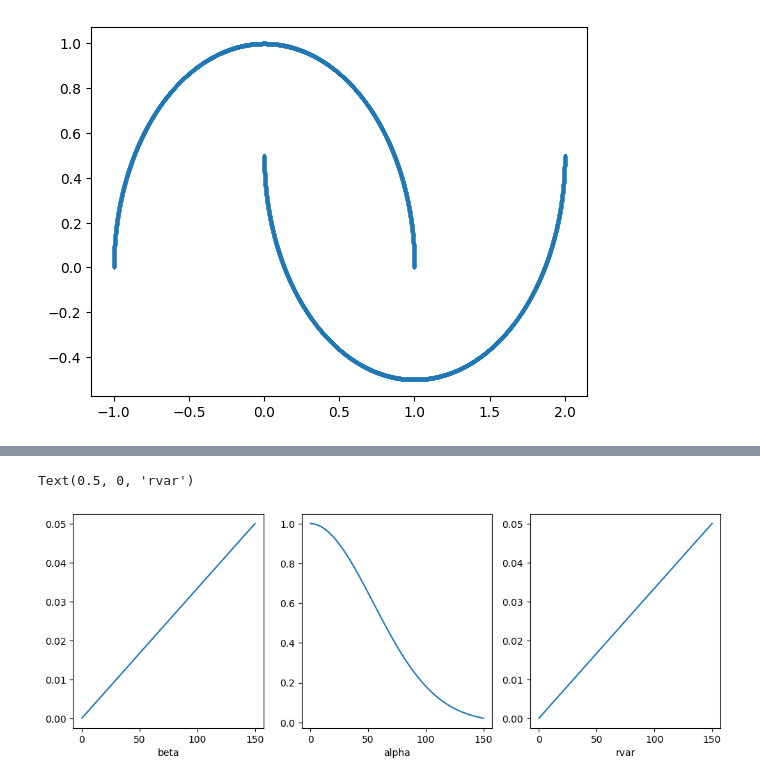
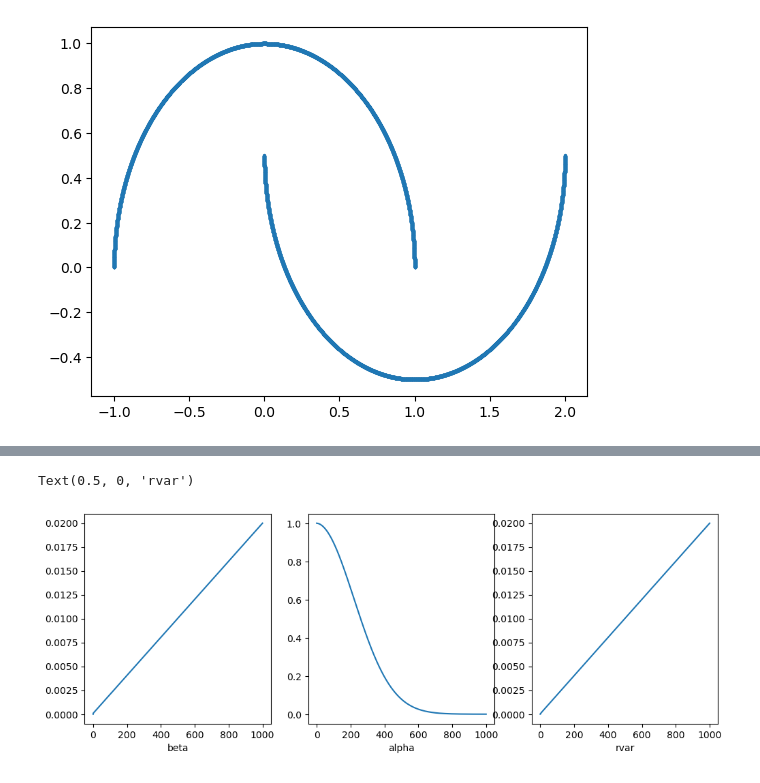
Before and after one commit to guthasaibharathchandra/ddpm_base, a Jupyter notebook: part1a.ipynb, the cells around one changed output, grey strips where cells are left out. Cells and saved outputs as stored; diff of their text form; code cells hidden in the pictures.

```diff
--- a/part1a.ipynb
+++ b/part1a.ipynb
@@ -18,14 +165,14 @@ plt.scatter(X_train[:,0],X_train[:,1],s=2)
 # %%
-T = 150
-schedule = make_schedule(scheme='linear', rvar='beta', T=T)
+T = 1000
+schedule = make_schedule(scheme='linear',rvar='fvar', T=T, start_beta=1e-4, end_beta=2e-2)
 f, ax = plt.subplots(ncols=3,figsize=(12,4))
 ax[0].plot(np.arange(start=0,stop=T+1),schedule['beta'])
 ax[0].set_xlabel('beta')
 ax[1].plot(np.arange(start=0,stop=T+1),schedule['alpha'])
 ax[1].set_xlabel('alpha')
 ax[2].plot(np.arange(start=0,stop=T+1),schedule['rvar'])
 ax[2].set_xlabel('rvar')
 #print(schedule['alpha'])
 # %% [output]
 Text(0.5, 0, 'rvar')
-[figure, old version]
+[figure, new version]
```
Also changed, not shown: parts of 25 cells of this notebook, 2 other files.
